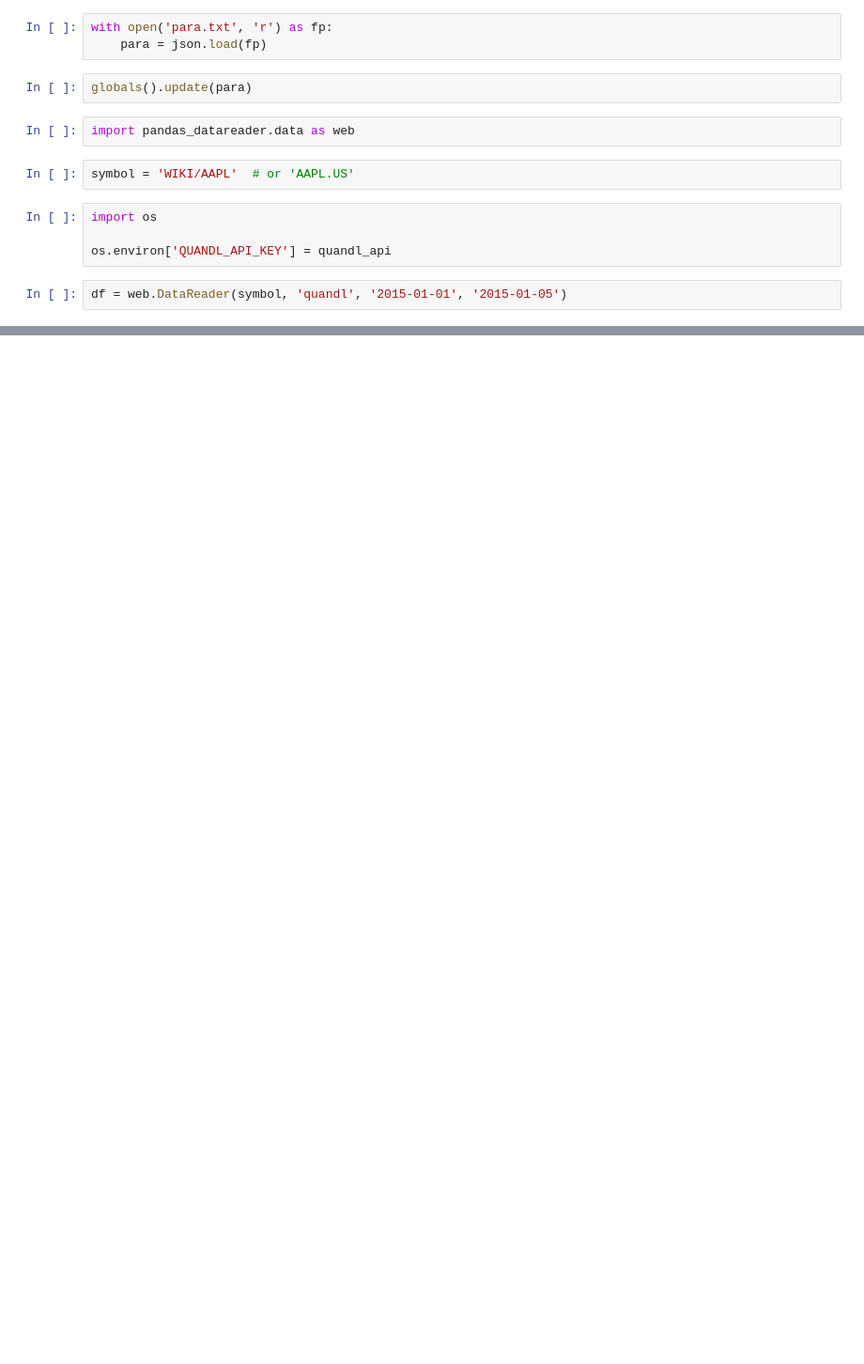
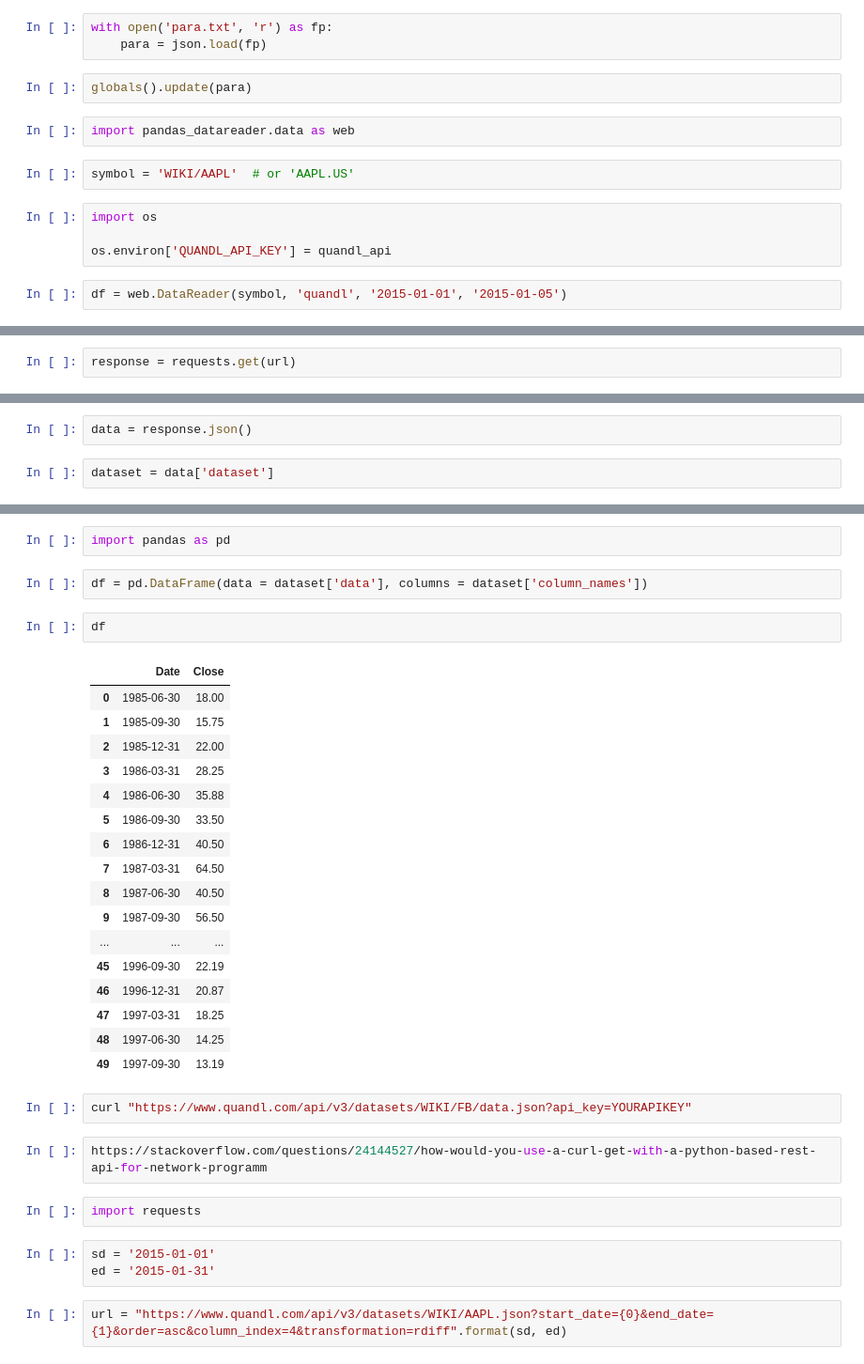
Before and after one commit to joneswan/BellLabs, a Jupyter notebook: gcp_dev/quandl_001.ipynb, the cells around one changed output, grey strips where cells are left out. Shown: that part at 94% size. Drawn from its saved outputs; the diff is of its cells as text; blank space fills up the shorter version.

```diff
--- a/gcp_dev/quandl_001.ipynb
+++ b/gcp_dev/quandl_001.ipynb
@@ -48,0 +76,2 @@ df
+# %%
+response = requests.get(url)
@@ -48,0 +124,4 @@ df
+# %%
+data = response.json()
+# %%
+dataset = data['dataset']
@@ -48,0 +152,35 @@ df
+# %%
+import pandas as pd
+# %%
+df = pd.DataFrame(data = dataset['data'], columns = dataset['column_names'])
+# %%
+df
+# %% [output]
+|  | Date | Close |
+| 0 | 1985-06-30 | 18.00 |
+| 1 | 1985-09-30 | 15.75 |
+| 2 | 1985-12-31 | 22.00 |
+| 3 | 1986-03-31 | 28.25 |
+| 4 | 1986-06-30 | 35.88 |
+| 5 | 1986-09-30 | 33.50 |
+| 6 | 1986-12-31 | 40.50 |
+| 7 | 1987-03-31 | 64.50 |
+| 8 | 1987-06-30 | 40.50 |
+| 9 | 1987-09-30 | 56.50 |
+| ... | ... | ... |
+| 45 | 1996-09-30 | 22.19 |
+| 46 | 1996-12-31 | 20.87 |
+| 47 | 1997-03-31 | 18.25 |
+| 48 | 1997-06-30 | 14.25 |
+| 49 | 1997-09-30 | 13.19 |
+# %%
+curl "https://www.quandl.com/api/v3/datasets/WIKI/FB/data.json?api_key=YOURAPIKEY"
+# %%
+https://stackoverflow.com/questions/24144527/how-would-you-use-a-curl-get-with-a-python-based-rest-api-for-network-programm
+# %%
+import requests
+# %%
+sd = '2015-01-01'
+ed = '2015-01-31'
+# %%
+url = "https://www.quandl.com/api/v3/datasets/WIKI/AAPL.json?start_date={0}&end_date={1}&order=asc&column_index=4&transformation=rdiff".format(sd, ed)
```
Also changed, not shown: parts of 26 cells of this notebook.
